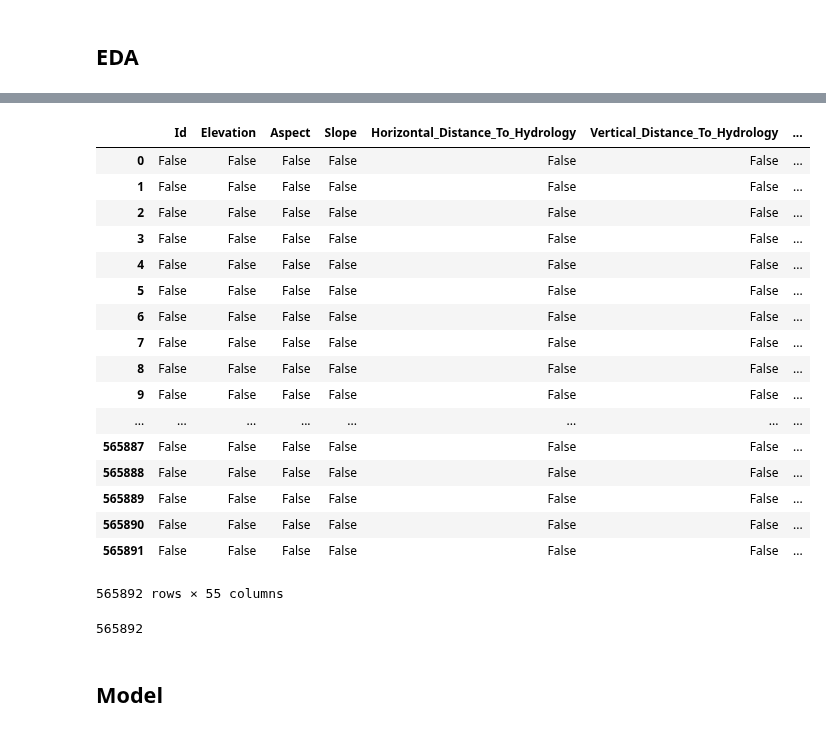
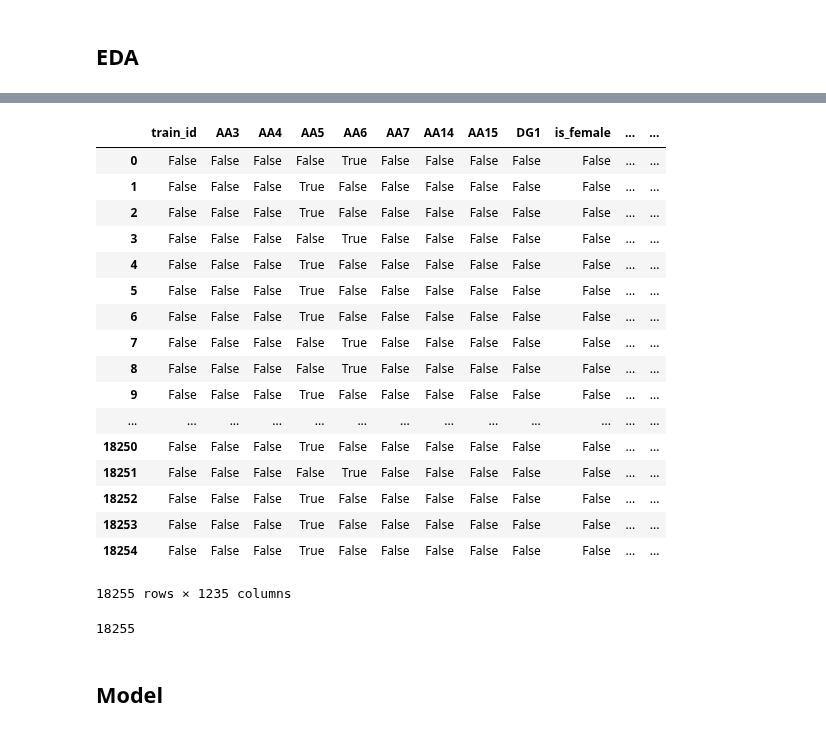
Before and after one commit to tiffapedia/w207-final, a Jupyter notebook: DivyaGorantla_RamIyer_TiffanyJaya_SteveSanders.ipynb, the cells around one changed output, grey strips where cells are left out. Saved outputs shown, nothing was run; the diff lists cells and outputs as text; code cells hidden in the pictures.

Commit message:
cleanup dataset to use train instead of d

```diff
--- a/DivyaGorantla_RamIyer_TiffanyJaya_SteveSanders.ipynb
+++ b/DivyaGorantla_RamIyer_TiffanyJaya_SteveSanders.ipynb
@@ -20,25 +20,6 @@ import tensorflow as tf
 tf.set_random_seed(6)
 # %% [markdown]
 ## Helper Functions
-# %%
-# The local path where the data set is saved.
-local_filename = "train.csv"
-
-# Kaggle Username and Password
-kaggle_info = {'UserName': "my_username", 'Password': "my_password"}
-
-# Attempts to download the CSV file. Gets rejected because we are not logged in.
-r = requests.get(data_url)
-
-# Login to Kaggle and retrieve the data.
-r = requests.post(r.url, data = kaggle_info, prefetch = False)
-
-# Writes the data to a local file one chunk at a time.
-f = open(local_filename, 'w')
-for chunk in r.iter_content(chunk_size = 512 * 1024): # Reads 512KB at a time into memory
-    if chunk: # filter out keep-alive new chunks
-        f.write(chunk)
-f.close()
 # %%
 TEST_FILENAME = 'test.csv'
 TRAIN_FILENAME = 'train.csv'
@@ -83,3 +53,7 @@ d = get_data()
+# %%
+test = get_data(TEST_FILENAME)
+train = get_data(TRAIN_FILENAME)
+sample = get_data(SAMPLE_SUBMISSION_FILENAME)
 # %% [markdown]
 ## EDA
 # %%
@@ -126,28 +106,28 @@ d.describe()
 # %%
 # idenitfy missing values
-d.isnull()
+train.isnull()
 # %% [output]
-|  | Id | Elevation | Aspect | Slope | Horizontal_Distance_To_Hydrology | Vertical_Distance_To_Hydrology | ... |
-| 0 | False | False | False | False | False | False | ... |
-| 1 | False | False | False | False | False | False | ... |
-| 2 | False | False | False | False | False | False | ... |
-| 3 | False | False | False | False | False | False | ... |
-| 4 | False | False | False | False | False | False | ... |
-| 5 | False | False | False | False | False | False | ... |
-| 6 | False | False | False | False | False | False | ... |
-| 7 | False | False | False | False | False | False | ... |
-| 8 | False | False | False | False | False | False | ... |
-| 9 | False | False | False | False | False | False | ... |
-| ... | ... | ... | ... | ... | ... | ... | ... |
-| 565887 | False | False | False | False | False | False | ... |
-| 565888 | False | False | False | False | False | False | ... |
-| 565889 | False | False | False | False | False | False | ... |
-| 565890 | False | False | False | False | False | False | ... |
-| 565891 | False | False | False | False | False | False | ... |
+|  | train_id | AA3 | AA4 | AA5 | AA6 | AA7 | AA14 | AA15 | DG1 | is_female | ... | ... |
+| 0 | False | False | False | False | True | False | False | False | False | False | ... | ... |
+| 1 | False | False | False | True | False | False | False | False | False | False | ... | ... |
+| 2 | False | False | False | True | False | False | False | False | False | False | ... | ... |
+| 3 | False | False | False | False | True | False | False | False | False | False | ... | ... |
+| 4 | False | False | False | True | False | False | False | False | False | False | ... | ... |
+| 5 | False | False | False | True | False | False | False | False | False | False | ... | ... |
+| 6 | False | False | False | True | False | False | False | False | False | False | ... | ... |
+| 7 | False | False | False | False | True | False | False | False | False | False | ... | ... |
+| 8 | False | False | False | False | True | False | False | False | False | False | ... | ... |
+| 9 | False | False | False | True | False | False | False | False | False | False | ... | ... |
+| ... | ... | ... | ... | ... | ... | ... | ... | ... | ... | ... | ... | ... |
+| 18250 | False | False | False | True | False | False | False | False | False | False | ... | ... |
+| 18251 | False | False | False | False | True | False | False | False | False | False | ... | ... |
+| 18252 | False | False | False | True | False | False | False | False | False | False | ... | ... |
+| 18253 | False | False | False | True | False | False | False | False | False | False | ... | ... |
+| 18254 | False | False | False | True | False | False | False | False | False | False | ... | ... |
-565892 rows × 55 columns
+18255 rows × 1235 columns
 # %%
-len(d.isnull())
+len(train.isnull())
 # %% [output]
-565892
+18255
 # %% [markdown]
 ## Model
```
Also changed, not shown: parts of 6 cells of this notebook.
